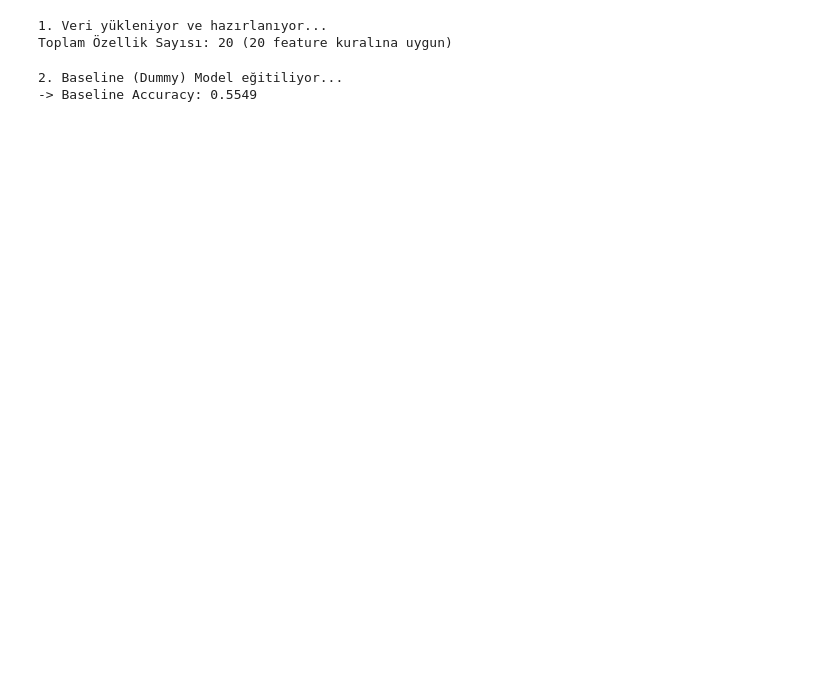
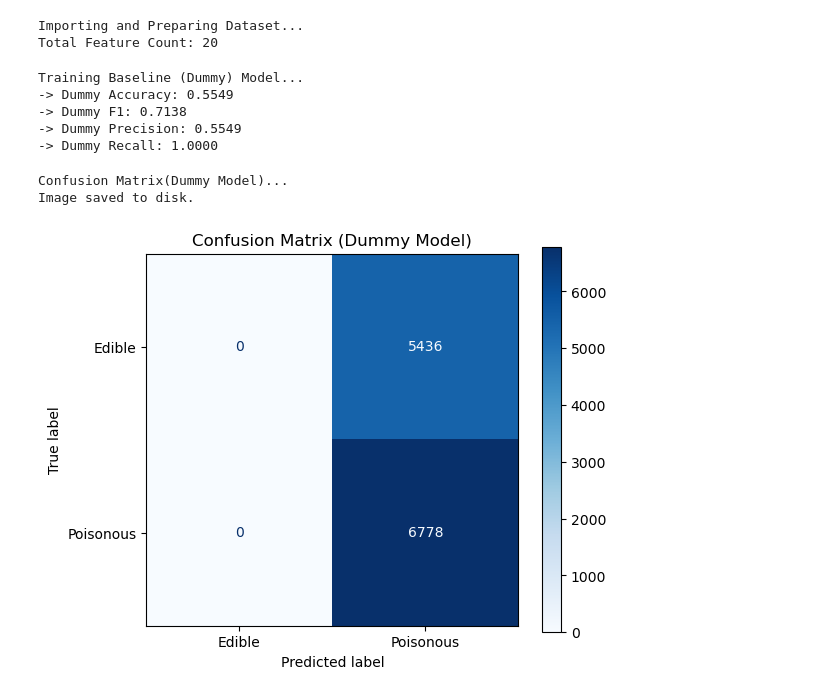
Before and after one commit to yusuferenaykurtt/ML_Final, a Jupyter notebook: notebook/mushroom_classification.ipynb, the cells around one changed output. Saved outputs shown, nothing was run; the diff lists cells and outputs as text; code cells hidden in the pictures; blank space fills up the shorter version.

```diff
--- a/notebook/mushroom_classification.ipynb
+++ b/notebook/mushroom_classification.ipynb
@@ -17,8 +17,6 @@ from sklearn.metrics import accuracy_score, f1_score, confusion_matrix, Confusio
 # %%
-# ---------------------------------------------------------
-# 1. VERİ YÜKLEME VE ÖN İŞLEME
-# ---------------------------------------------------------
-print("1. Veri yükleniyor ve hazırlanıyor...")
+# Importing and Preparing Dataset
+print("Importing and Preparing Dataset...")
 
 data_path = "../data/secondary_data.csv"
 df = pd.read_csv(data_path, sep=";")
@@ -30,8 +28,8 @@ y = df[target_col].map({'p': 1, 'e': 0})
 categorical_cols = X.select_dtypes(include=["object"]).columns.tolist()
 numeric_cols = X.select_dtypes(exclude=["object"]).columns.tolist()
 
-print(f"Toplam Özellik Sayısı: {X.shape[1]} (20 feature kuralına uygun)")
+print(f"Total Feature Count: {X.shape[1]}")
 # %% [output]
-1. Veri yükleniyor ve hazırlanıyor...
-Toplam Özellik Sayısı: 20 (20 feature kuralına uygun)
+Importing and Preparing Dataset...
+Total Feature Count: 20
 # %%
@@ -57,17 +56,42 @@ X_train, X_test, y_train, y_test = train_test_split(
     X, y, test_size=0.2, random_state=42, stratify=y
 )
 # %%
-# ---------------------------------------------------------
-# 2. BASELINE (DUMMY) MODEL
-# ---------------------------------------------------------
-print("\n2. Baseline (Dummy) Model eğitiliyor...")
+# Dummy Model
+print("\nTraining Baseline (Dummy) Model...")
+
 dummy_pipeline = Pipeline(steps=[
     ('preprocessor', preprocessor),
     ('classifier', DummyClassifier(strategy="most_frequent"))
 ])
 dummy_pipeline.fit(X_train, y_train)
-dummy_acc = accuracy_score(y_test, dummy_pipeline.predict(X_test))
-print(f"-> Baseline Accuracy: {dummy_acc:.4f}")
+y_pred_dummy = dummy_pipeline.predict(X_test)
+y_proba_dummy = dummy_pipeline.predict_proba(X_test)[:, 1]
+
+dummy_acc = accuracy_score(y_test, y_pred_dummy)
+dummy_f1 = f1_score(y_test,y_pred_dummy)
+dummy_prec = precision_score(y_test, y_pred_dummy, zero_division=0)
+dummy_rec = recall_score(y_test, y_pred_dummy)
+
+print(f"-> Dummy Accuracy: {dummy_acc:.4f}")
+print(f"-> Dummy F1: {dummy_f1:.4f}")
+print(f"-> Dummy Precision: {dummy_prec:.4f}")
+print(f"-> Dummy Recall: {dummy_rec:.4f}")
 # %% [output]
-2. Baseline (Dummy) Model eğitiliyor...
--> Baseline Accuracy: 0.5549
+Training Baseline (Dummy) Model...
+-> Dummy Accuracy: 0.5549
+-> Dummy F1: 0.7138
+-> Dummy Precision: 0.5549
+-> Dummy Recall: 1.0000
+# %%
+# Graph 1: Confusion Matrix(Dummy Model)
+print("\nConfusion Matrix(Dummy Model)...")
+
+fig, ax = plt.subplots(figsize=(6, 5))
+ConfusionMatrixDisplay.from_predictions(y_test, y_pred_dummy, ax=ax, cmap='Blues', display_labels=['Edible', 'Poisonous'])
+ax.set_title("Confusion Matrix (Dummy Model)")
+plt.savefig('confusion_matrix_dummy_final.png')
+print("Image saved to disk.")
+# %% [output]
+Confusion Matrix(Dummy Model)...
+Image saved to disk.
+[figure, added]
```
Also changed, not shown: parts of 18 cells of this notebook, 14 other files.
